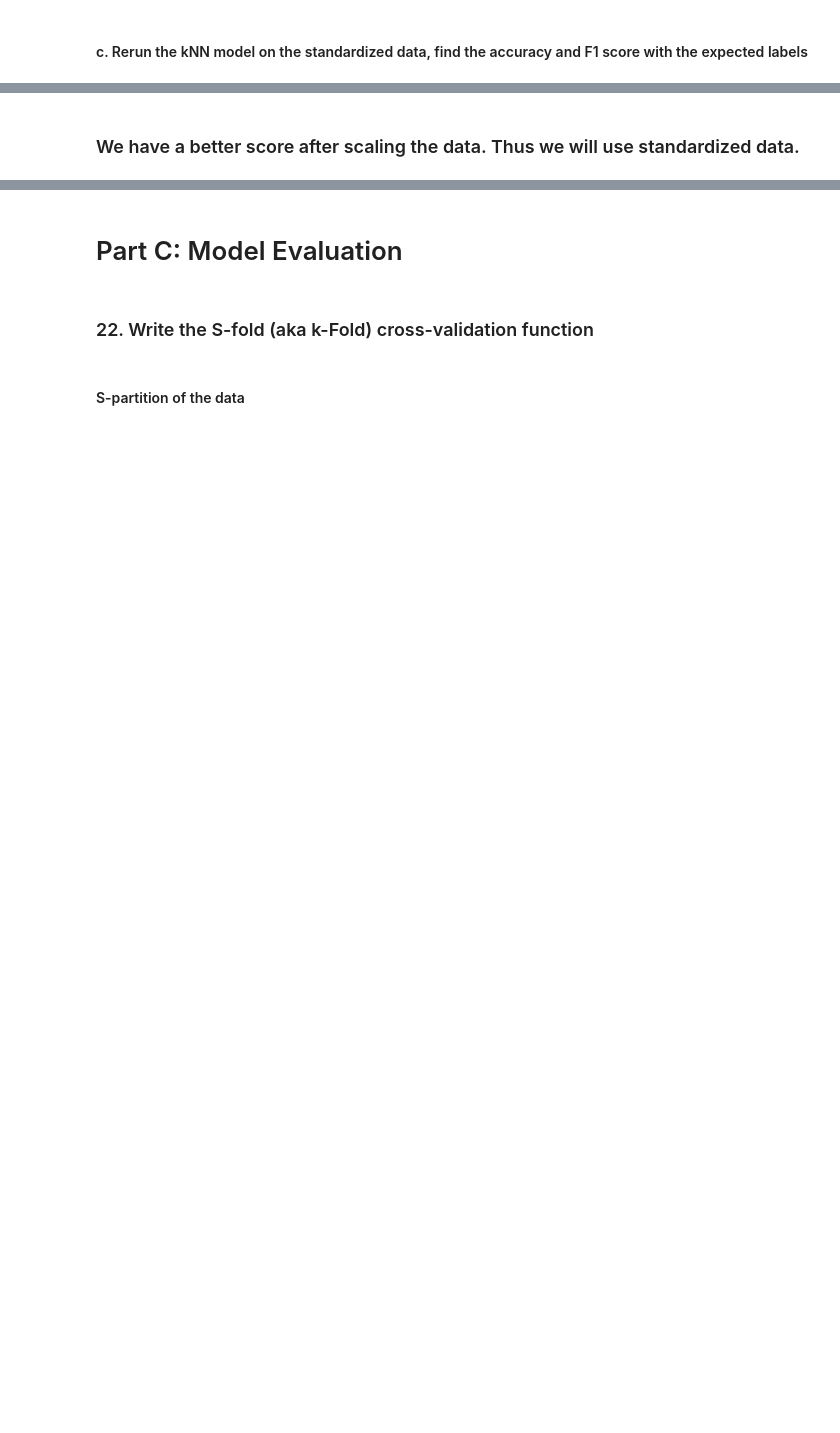
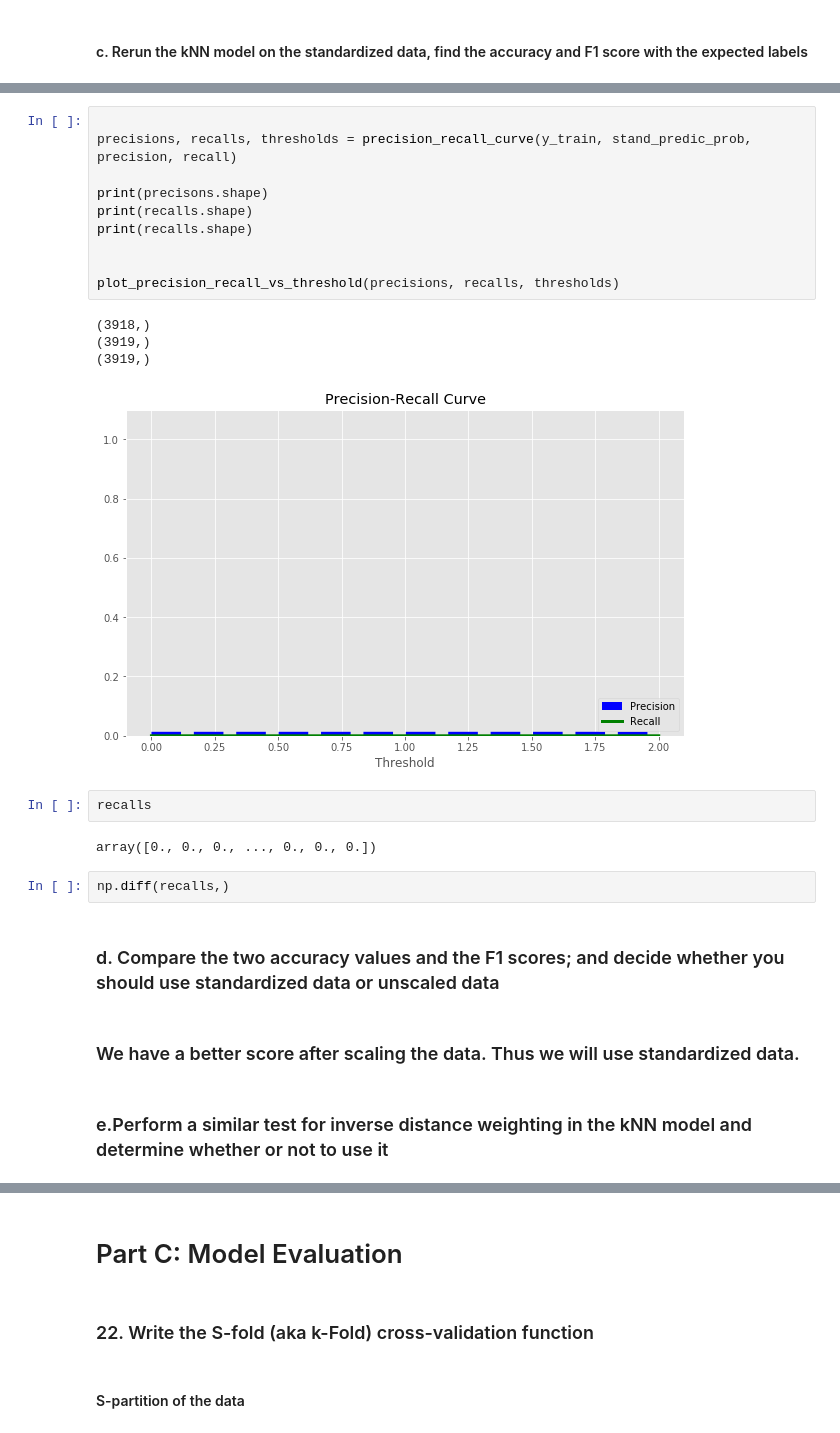
Before and after one commit to pemesie/MachineLearning, a Jupyter notebook: Nchouwat_Georges_Connor_Austin.ipynb, the cells around one changed output, grey strips where cells are left out. Drawn from its saved outputs; the diff is of its cells as text; blank space fills up the shorter version.

```diff
--- a/Nchouwat_Georges_Connor_Austin.ipynb
+++ b/Nchouwat_Georges_Connor_Austin.ipynb
@@ -537,2 +609,27 @@ F1 score:  0.8811734125510583
+# %%
+
+precisions, recalls, thresholds = precision_recall_curve(y_train, stand_predic_prob, precision, recall)
+
+print(precisons.shape)
+print(recalls.shape)
+print(recalls.shape)
+
+
+plot_precision_recall_vs_threshold(precisions, recalls, thresholds)
+# %% [output]
+(3918,)
+(3919,)
+(3919,)
+[figure, added]
+# %%
+recalls
+# %% [output]
+array([0., 0., 0., ..., 0., 0., 0.])
+# %%
+np.diff(recalls,)
+# %% [markdown]
+### d. Compare the two accuracy values and the F1 scores; and decide whether you should use standardized data or unscaled data
 # %% [markdown]
 ### We have a better score after scaling the data. Thus we will use standardized data.
+# %% [markdown]
+### e.Perform a similar test for inverse distance weighting in the kNN model and determine whether or not to use it
```
Also changed, not shown: parts of 70 cells of this notebook.
